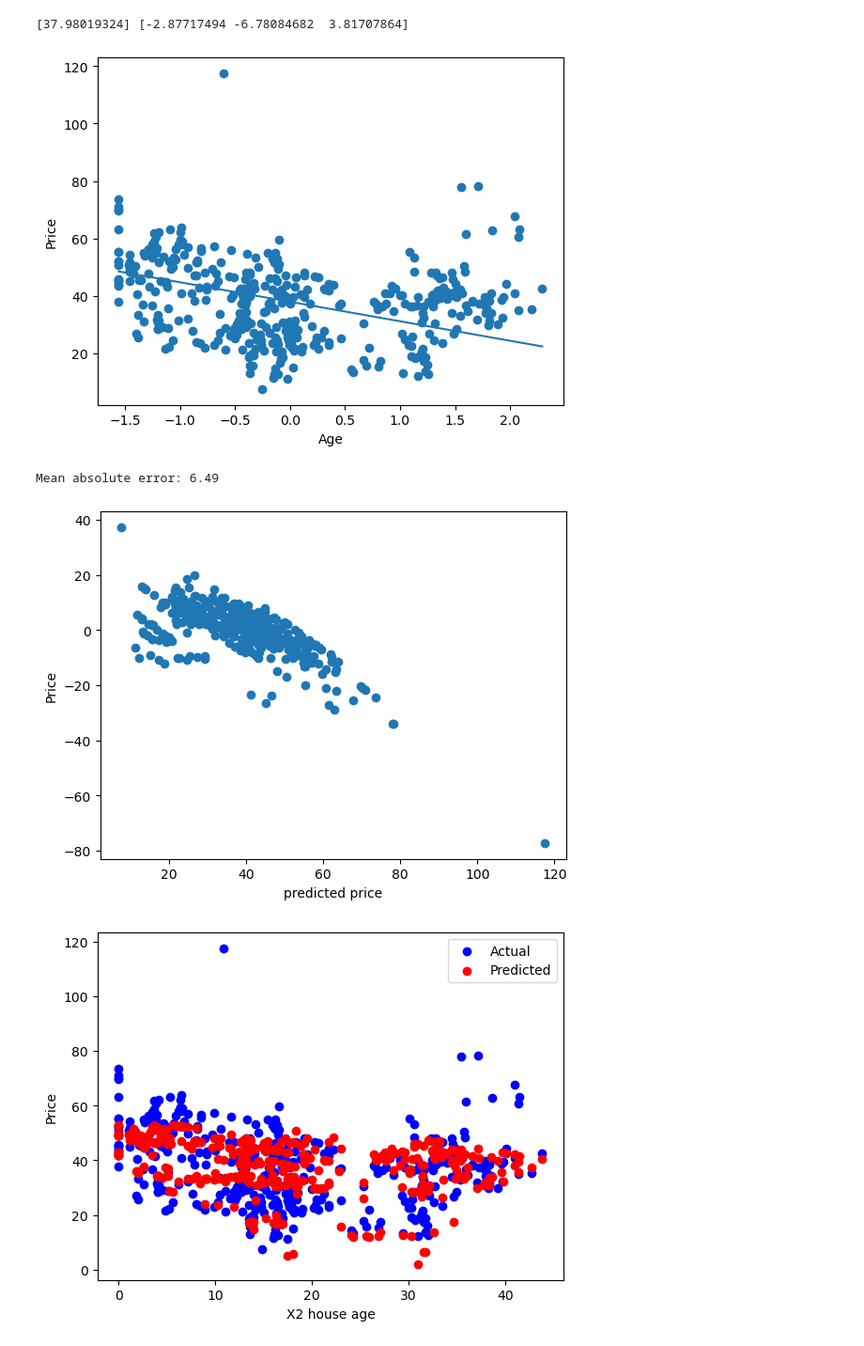
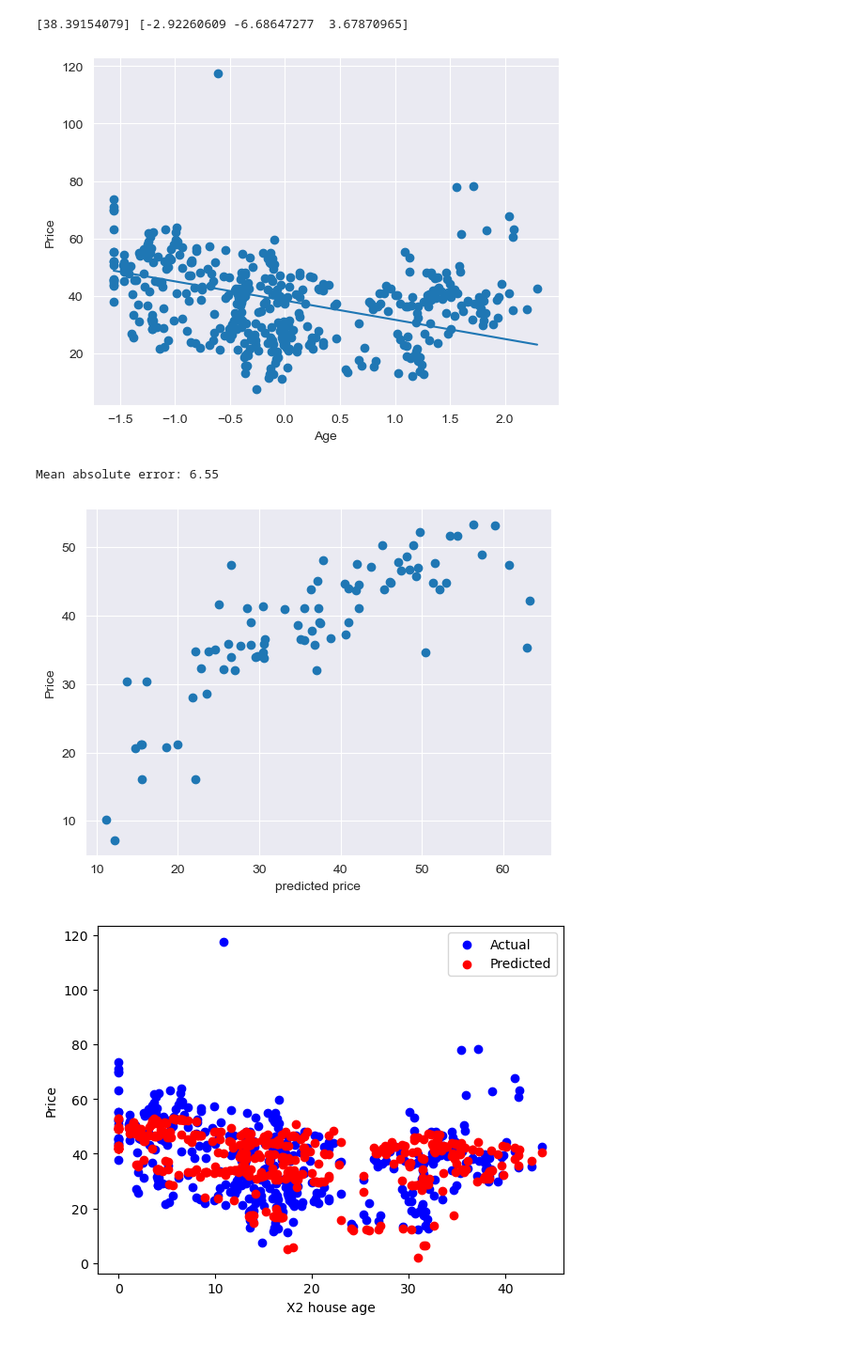
Before and after one commit to hinmiro/dataIsBeautifull_G2, a Jupyter notebook: assignments/Linear_regression.ipynb, the cells around one changed output. Shown: that part at 94% size. Saved outputs shown, nothing was run; the diff lists cells and outputs as text; code cells hidden in the pictures.

Commit message:
Test and test preed

```diff
--- a/assignments/Linear_regression.ipynb
+++ b/assignments/Linear_regression.ipynb
@@ -1,5 +1,6 @@
 # %%
 import pandas as pd
+from sklearn.model_selection import train_test_split
 from sklearn.preprocessing import StandardScaler
 from ucimlrepo import fetch_ucirepo
 import matplotlib.pyplot as plt
@@ -12,5 +13,9 @@ X = real_estate_valuation.data.features
 y = real_estate_valuation.data.targets
 
 df = X[['X2 house age', 'X3 distance to the nearest MRT station', 'X4 number of convenience stores']]
+
+X_train, X_test, y_train, y_test = train_test_split(df, y, test_size=0.2, random_state=42)
+
+
 df
 # %% [output]
@@ -30,5 +40,8 @@ df
 # %%
 scaler = StandardScaler()
+X_train_scaled = scaler.fit_transform(X_train)
+X_test_scaled = scaler.fit_transform(X_test)
+
 scaled = pd.DataFrame(scaler.fit_transform(df), columns=df.columns)
 # Ensure df and df2 have the same number of rows
 if len(X) == len(y):
@@ -44,12 +57,13 @@ else:
 from sklearn.linear_model import LinearRegression
 
 model = LinearRegression()
-model.fit(scaled, y)
+model.fit(X_train_scaled, y_train)
+y_pred = model.predict(X_test_scaled)
 b0 = model.intercept_ # note the underscore!
 b1 = model.coef_[0] # returns a list containing a single element
 print(b0, b1)
 # %% [output]
-[37.98019324] [-2.87717494 -6.78084682  3.81707864]
+[38.39154079] [-2.92260609 -6.68647277  3.67870965]
 # %%
 import numpy as np
 
@@ -61,7 +75,7 @@ plt.xlabel('Age')
 plt.ylabel('Price')
 plt.show()
 # %% [output]
-[figure, old version]
+[figure, new version]
 # %%
 from sklearn.metrics import mean_absolute_error
 
@@ -69,15 +83,15 @@ preds = model.predict(scaled)
 
 print("Mean absolute error: %.2f" % mean_absolute_error(y, preds))
 # %% [output]
-Mean absolute error: 6.49
+Mean absolute error: 6.55
 # %%
-plt.scatter(y, preds-y)
+plt.scatter(y_test, y_pred)
 
 plt.xlabel('predicted price')
 plt.ylabel('Price')
 plt.show()
 # %% [output]
-[figure, old version]
+[figure, new version]
 # %%
 
 
```
Also changed, not shown: parts of 2 cells of this notebook.
